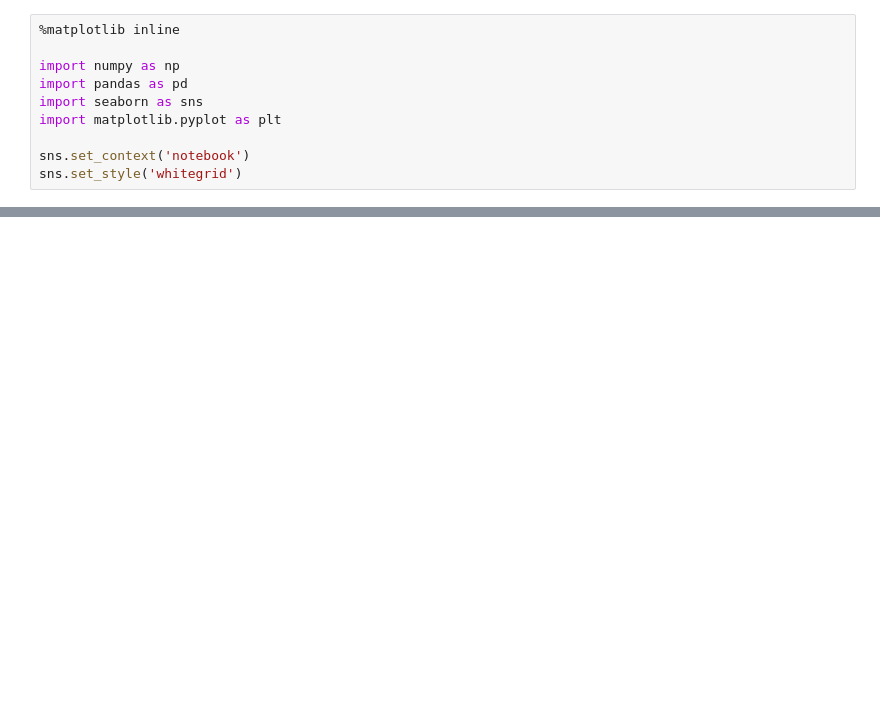
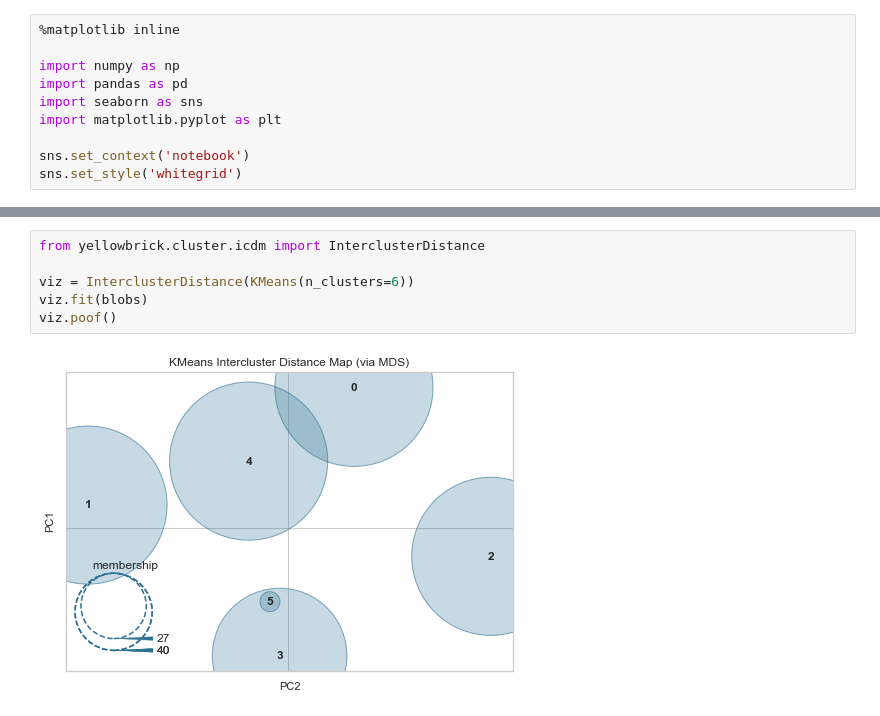
Before and after one commit to DistrictDataLabs/navyfcu-ml, a Jupyter notebook: Session 3 - Clustering and Similarity.ipynb, the cells around one changed output, grey strips where cells are left out. Cells and saved outputs as stored; diff of their text form; blank space fills up the shorter version.

```diff
--- a/Session 3 - Clustering and Similarity.ipynb
+++ b/Session 3 - Clustering and Similarity.ipynb
@@ -38,0 +170,8 @@ sns.set_style('whitegrid')
+# %%
+from yellowbrick.cluster.icdm import InterclusterDistance
+
+viz = InterclusterDistance(KMeans(n_clusters=6))
+viz.fit(blobs)
+viz.poof()
+# %% [output]
+[figure, added]
```
Also changed, not shown: parts of 50 cells of this notebook, 10 other files.
